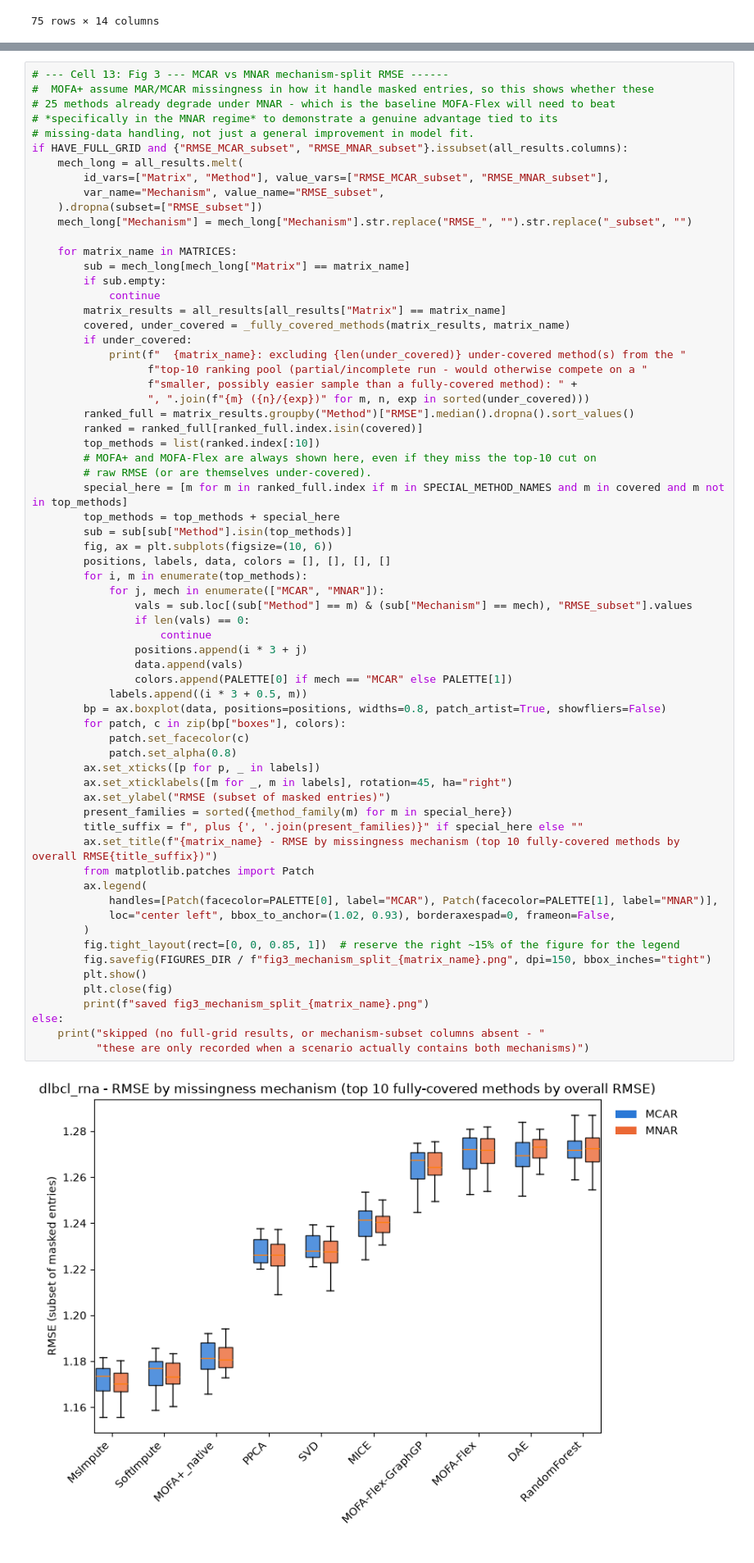
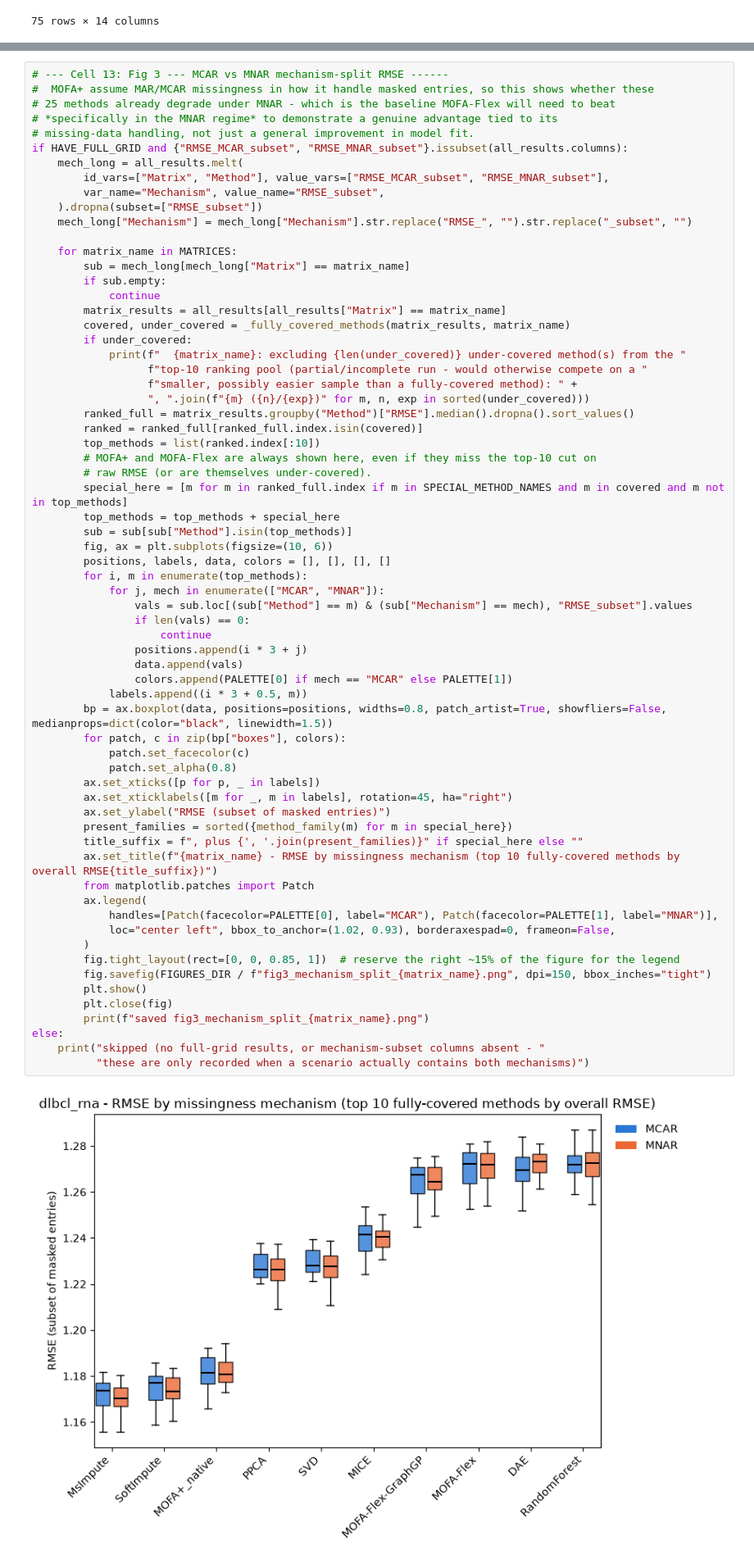
Before and after one commit to MLO-lab/Missing-Data-Imputation-In-SCProteomics, a Jupyter notebook: notebooks/evaluate_imputation_methods_clinical.ipynb, the cells around one changed output, grey strips where cells are left out. Shown at 82% size. Cells and saved outputs as stored; diff of their text form.

```diff
--- a/notebooks/evaluate_imputation_methods_clinical.ipynb
+++ b/notebooks/evaluate_imputation_methods_clinical.ipynb
@@ -1056,33 +1110,33 @@ if HAVE_FULL_GRID and {"RMSE_MCAR_subset", "RMSE_MNAR_subset"}.issubset(all_resu
                 vals = sub.loc[(sub["Method"] == m) & (sub["Mechanism"] == mech), "RMSE_subset"].values
                 if len(vals) == 0:
                     continue
                 positions.append(i * 3 + j)
                 data.append(vals)
                 colors.append(PALETTE[0] if mech == "MCAR" else PALETTE[1])
             labels.append((i * 3 + 0.5, m))
-        bp = ax.boxplot(data, positions=positions, widths=0.8, patch_artist=True, showfliers=False)
+        bp = ax.boxplot(data, positions=positions, widths=0.8, patch_artist=True, showfliers=False, medianprops=dict(color="black", linewidth=1.5))
         for patch, c in zip(bp["boxes"], colors):
             patch.set_facecolor(c)
             patch.set_alpha(0.8)
         ax.set_xticks([p for p, _ in labels])
         ax.set_xticklabels([m for _, m in labels], rotation=45, ha="right")
         ax.set_ylabel("RMSE (subset of masked entries)")
         present_families = sorted({method_family(m) for m in special_here})
         title_suffix = f", plus {', '.join(present_families)}" if special_here else ""
         ax.set_title(f"{matrix_name} - RMSE by missingness mechanism (top 10 fully-covered methods by overall RMSE{title_suffix})")
         from matplotlib.patches import Patch
         ax.legend(
             handles=[Patch(facecolor=PALETTE[0], label="MCAR"), Patch(facecolor=PALETTE[1], label="MNAR")],
             loc="center left", bbox_to_anchor=(1.02, 0.93), borderaxespad=0, frameon=False,
         )
         fig.tight_layout(rect=[0, 0, 0.85, 1])  # reserve the right ~15% of the figure for the legend
         fig.savefig(FIGURES_DIR / f"fig3_mechanism_split_{matrix_name}.png", dpi=150, bbox_inches="tight")
         plt.show()
         plt.close(fig)
         print(f"saved fig3_mechanism_split_{matrix_name}.png")
 else:
     print("skipped (no full-grid results, or mechanism-subset columns absent - "
           "these are only recorded when a scenario actually contains both mechanisms)")
 # %% [output]
-[figure, old version]
+[figure, new version]
 saved fig3_mechanism_split_dlbcl_rna.png
```
Also changed, not shown: parts of 5 cells of this notebook, 2 other files.
